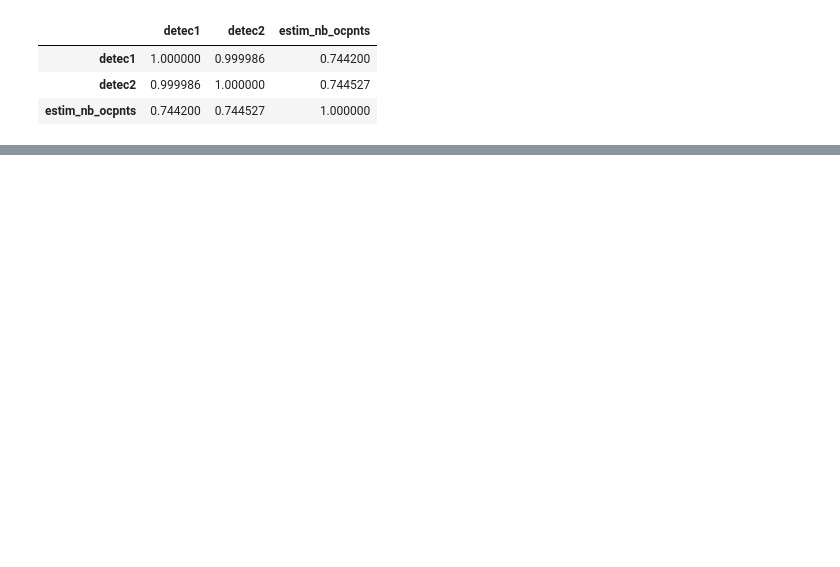
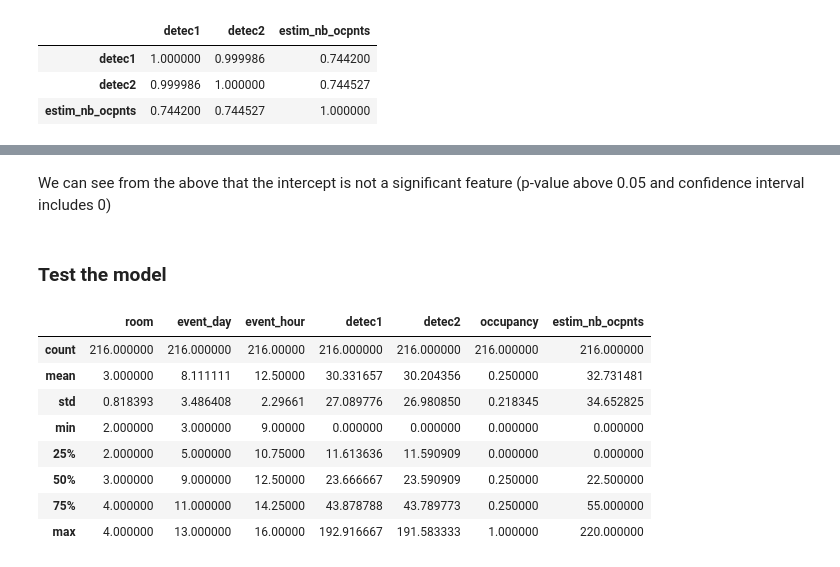
Before and after one commit to PaulineLc/OpenDoorData, a Jupyter notebook: application/data_analytics_ipynb/Data analytics notebook.ipynb, the cells around one changed output, grey strips where cells are left out. Drawn from its saved outputs; the diff is of its cells as text; code cells hidden in the pictures; blank space fills up the shorter version.

```diff
--- a/application/data_analytics_ipynb/Data analytics notebook.ipynb
+++ b/application/data_analytics_ipynb/Data analytics notebook.ipynb
@@ -318,0 +369,16 @@ df[['detec1', 'detec2', 'estim_nb_ocpnts']].corr()
+# %% [markdown]
+We can see from the above that the intercept is not a significant feature (p-value above 0.05 and confidence interval includes 0)
+# %% [markdown]
+### Test the model
+# %%
+df.describe()
+# %% [output]
+|  | room | event_day | event_hour | detec1 | detec2 | occupancy | estim_nb_ocpnts |
+| count | 216.000000 | 216.000000 | 216.00000 | 216.000000 | 216.000000 | 216.000000 | 216.000000 |
+| mean | 3.000000 | 8.111111 | 12.50000 | 30.331657 | 30.204356 | 0.250000 | 32.731481 |
+| std | 0.818393 | 3.486408 | 2.29661 | 27.089776 | 26.980850 | 0.218345 | 34.652825 |
+| min | 2.000000 | 3.000000 | 9.00000 | 0.000000 | 0.000000 | 0.000000 | 0.000000 |
+| 25% | 2.000000 | 5.000000 | 10.75000 | 11.613636 | 11.590909 | 0.000000 | 0.000000 |
+| 50% | 3.000000 | 9.000000 | 12.50000 | 23.666667 | 23.590909 | 0.250000 | 22.500000 |
+| 75% | 4.000000 | 11.000000 | 14.25000 | 43.878788 | 43.789773 | 0.250000 | 55.000000 |
+| max | 4.000000 | 13.000000 | 16.00000 | 192.916667 | 191.583333 | 1.000000 | 220.000000 |
```
Also changed, not shown: parts of 18 cells of this notebook.
